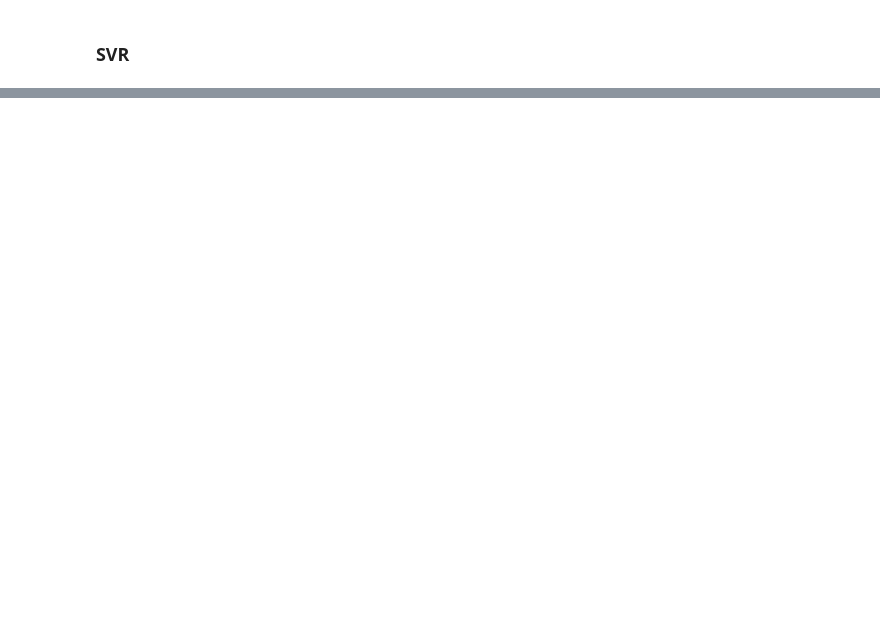
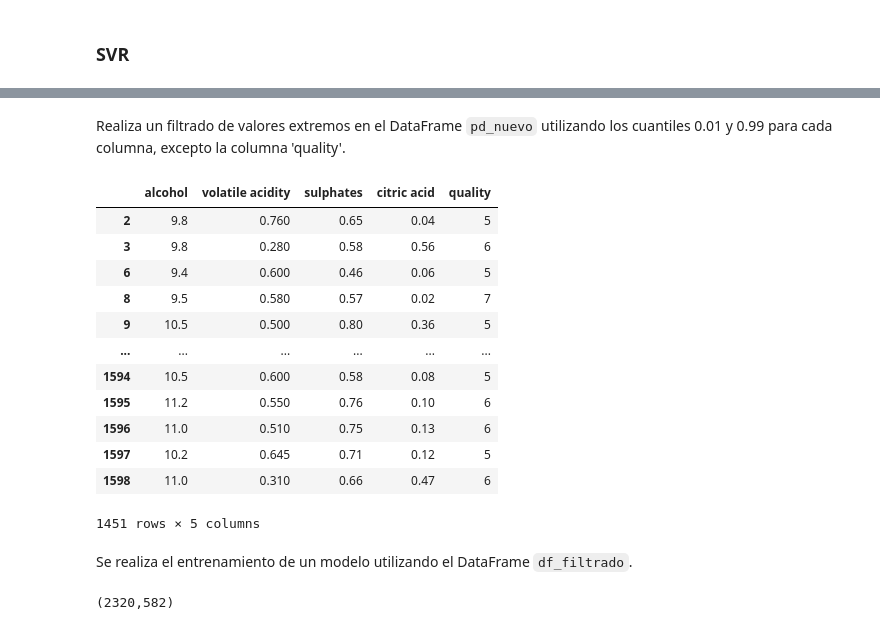
Before and after one commit to daferre01/BIGDATA-IA, a Jupyter notebook: IA/MachineLearning/wine.ipynb, the cells around one changed output, grey strips where cells are left out. Saved outputs shown, nothing was run; the diff lists cells and outputs as text; code cells hidden in the pictures; blank space fills up the shorter version.

```diff
--- a/IA/MachineLearning/wine.ipynb
+++ b/IA/MachineLearning/wine.ipynb
@@ -402,0 +560,29 @@ mae: 0.4771521825875567   rmse: 0.645932241364536 r2_score: 0.34870662131338237
+# %% [markdown]
+Realiza un filtrado de valores extremos en el DataFrame `pd_nuevo` utilizando los cuantiles 0.01 y 0.99 para cada columna, excepto la columna 'quality'.
+# %%
+for datos in pd_nuevo.columns:
+    if datos!='quality':
+        q_low = pd_nuevo[datos].quantile(0.01)
+        q_hi  = pd_nuevo[datos].quantile(0.99)
+        df_filtrado = pd_nuevo[(pd_nuevo[datos] < q_hi) & (pd_nuevo[datos] > q_low)]
+df_filtrado
+# %% [output]
+|  | alcohol | volatile acidity | sulphates | citric acid | quality |
+| 2 | 9.8 | 0.760 | 0.65 | 0.04 | 5 |
+| 3 | 9.8 | 0.280 | 0.58 | 0.56 | 6 |
+| 6 | 9.4 | 0.600 | 0.46 | 0.06 | 5 |
+| 8 | 9.5 | 0.580 | 0.57 | 0.02 | 7 |
+| 9 | 10.5 | 0.500 | 0.80 | 0.36 | 5 |
+| ... | ... | ... | ... | ... | ... |
+| 1594 | 10.5 | 0.600 | 0.58 | 0.08 | 5 |
+| 1595 | 11.2 | 0.550 | 0.76 | 0.10 | 6 |
+| 1596 | 11.0 | 0.510 | 0.75 | 0.13 | 6 |
+| 1597 | 10.2 | 0.645 | 0.71 | 0.12 | 5 |
+| 1598 | 11.0 | 0.310 | 0.66 | 0.47 | 6 |
+1451 rows × 5 columns
+# %% [markdown]
+Se realiza el entrenamiento de un modelo utilizando el DataFrame `df_filtrado`.
+# %%
+x_train,y_train,x_test,y_test=train(df_filtrado)
+# %% [output]
+(2320,582)
```
Also changed, not shown: parts of 48 cells of this notebook, 3 other files.
